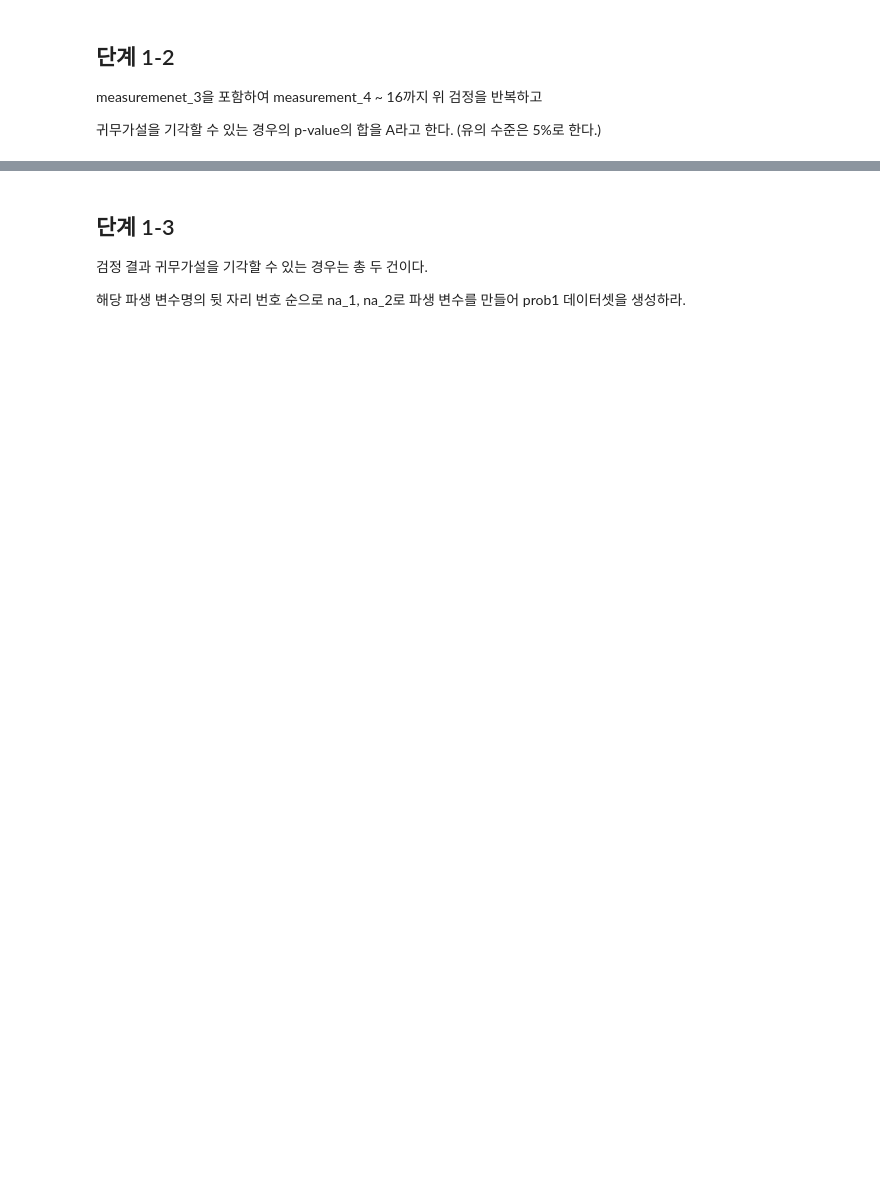
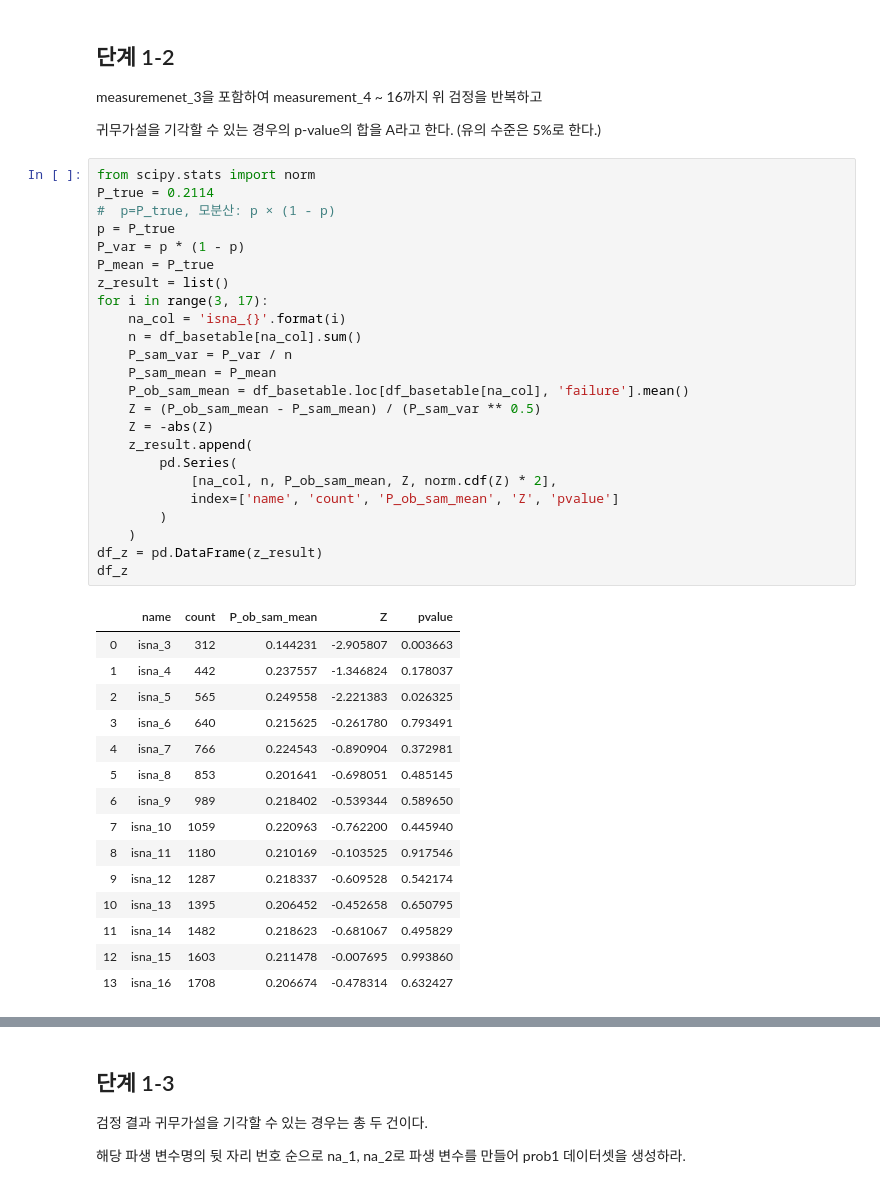
Before and after one commit to sunkusun9/DS_lv3_2408, a Jupyter notebook: sec_ds_lv3_prob1_prob.ipynb, the cells around one changed output, grey strips where cells are left out. Drawn from its saved outputs; the diff is of its cells as text; blank space fills up the shorter version.

```diff
--- a/sec_ds_lv3_prob1_prob.ipynb
+++ b/sec_ds_lv3_prob1_prob.ipynb
@@ -340,3 +393,43 @@ $P(failure=True|isna_{3}=True)$은 표본수가 충분하여 중심극한정리
 measuremenet_3을 포함하여 measurement_4 ~ 16까지 위 검정을 반복하고
 
 귀무가설을 기각할 수 있는 경우의 p-value의 합을 A라고 한다. (유의 수준은 5%로 한다.)
+# %%
+from scipy.stats import norm
+P_true = 0.2114
+#  p=P_true, 모분산: p × (1 - p)
+p = P_true
+P_var = p * (1 - p)
+P_mean = P_true
+z_result = list()
+for i in range(3, 17):
+    na_col = 'isna_{}'.format(i)
+    n = df_basetable[na_col].sum()
+    P_sam_var = P_var / n
+    P_sam_mean = P_mean
+    P_ob_sam_mean = df_basetable.loc[df_basetable[na_col], 'failure'].mean()
+    Z = (P_ob_sam_mean - P_sam_mean) / (P_sam_var ** 0.5)
+    Z = -abs(Z)
+    z_result.append(
+        pd.Series(
+            [na_col, n, P_ob_sam_mean, Z, norm.cdf(Z) * 2],
+            index=['name', 'count', 'P_ob_sam_mean', 'Z', 'pvalue']
+        )
+    )
+df_z = pd.DataFrame(z_result)
+df_z
+# %% [output]
+|  | name | count | P_ob_sam_mean | Z | pvalue |
+| 0 | isna_3 | 312 | 0.144231 | -2.905807 | 0.003663 |
+| 1 | isna_4 | 442 | 0.237557 | -1.346824 | 0.178037 |
+| 2 | isna_5 | 565 | 0.249558 | -2.221383 | 0.026325 |
+| 3 | isna_6 | 640 | 0.215625 | -0.261780 | 0.793491 |
+| 4 | isna_7 | 766 | 0.224543 | -0.890904 | 0.372981 |
+| 5 | isna_8 | 853 | 0.201641 | -0.698051 | 0.485145 |
+| 6 | isna_9 | 989 | 0.218402 | -0.539344 | 0.589650 |
+| 7 | isna_10 | 1059 | 0.220963 | -0.762200 | 0.445940 |
+| 8 | isna_11 | 1180 | 0.210169 | -0.103525 | 0.917546 |
+| 9 | isna_12 | 1287 | 0.218337 | -0.609528 | 0.542174 |
+| 10 | isna_13 | 1395 | 0.206452 | -0.452658 | 0.650795 |
+| 11 | isna_14 | 1482 | 0.218623 | -0.681067 | 0.495829 |
+| 12 | isna_15 | 1603 | 0.211478 | -0.007695 | 0.993860 |
+| 13 | isna_16 | 1708 | 0.206674 | -0.478314 | 0.632427 |
```
Also changed, not shown: parts of 15 cells of this notebook.
